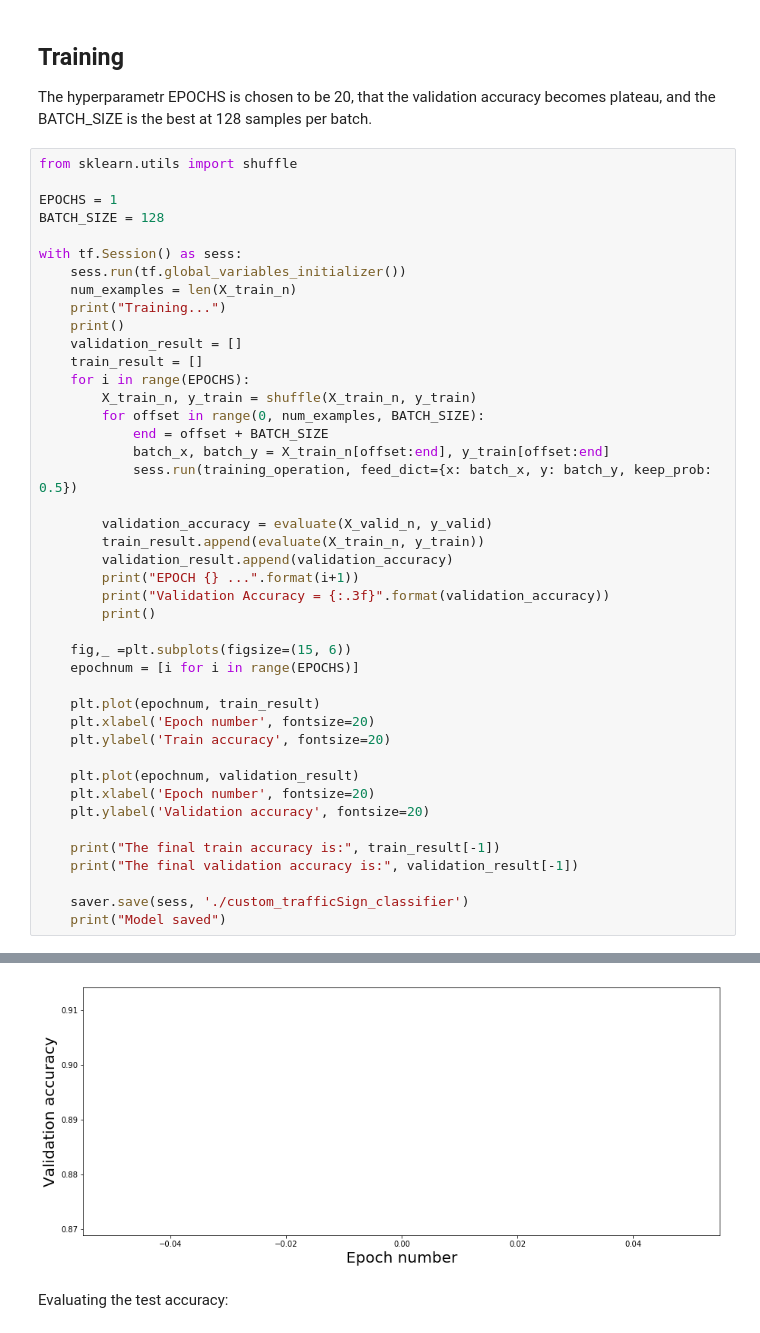
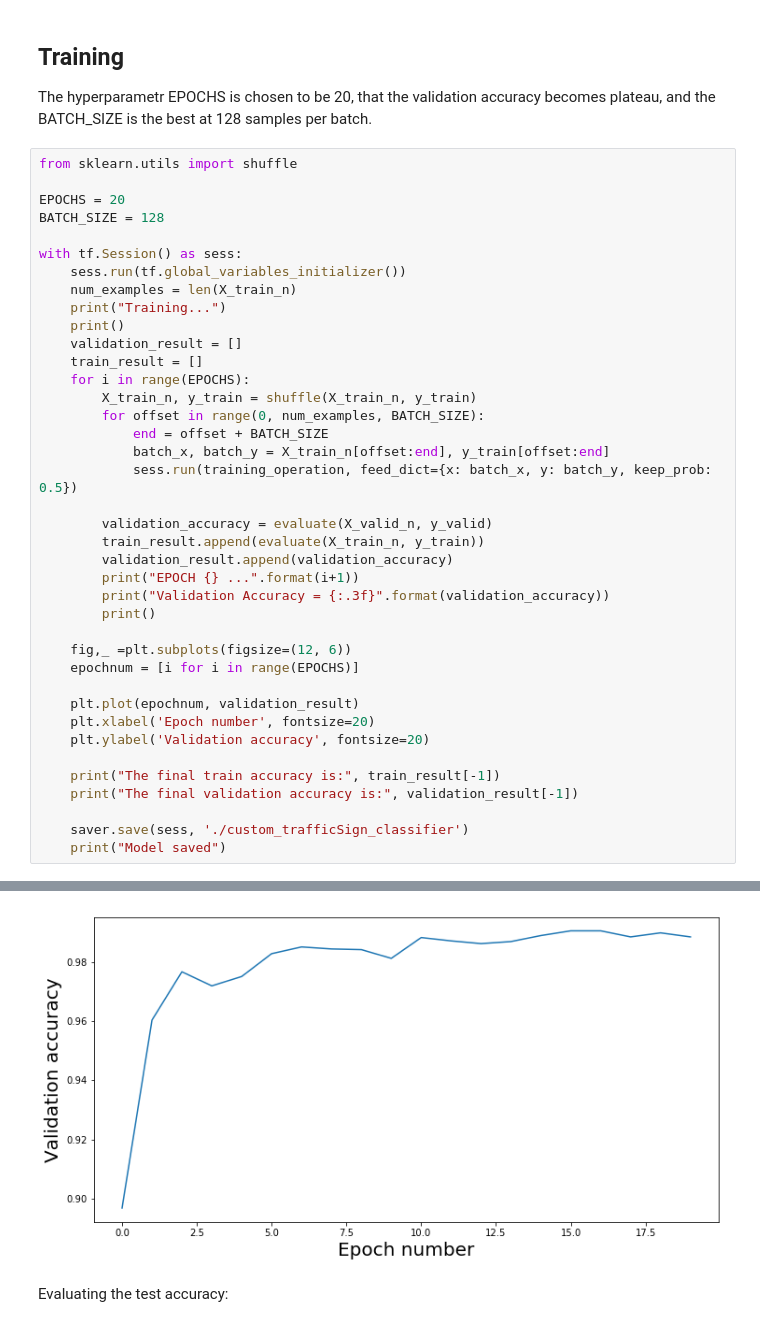
Before and after one commit to ahmadesh/Udacity-CarND-Term1-Traffic-Sign-Classifier, a Jupyter notebook: Traffic_Sign_Classifier_custom2.ipynb, the cells around one changed output, grey strips where cells are left out. Cells and saved outputs as stored; diff of their text form.

```diff
--- a/Traffic_Sign_Classifier_custom2.ipynb
+++ b/Traffic_Sign_Classifier_custom2.ipynb
@@ -451,7 +479,7 @@ The hyperparametr EPOCHS is chosen to be 20, that the validation accuracy become
 # %%
 from sklearn.utils import shuffle
 
-EPOCHS = 1
+EPOCHS = 20
 BATCH_SIZE = 128
 
 with tf.Session() as sess:
@@ -475,12 +503,8 @@ with tf.Session() as sess:
         print("Validation Accuracy = {:.3f}".format(validation_accuracy))
         print()
 
-    fig,_ =plt.subplots(figsize=(15, 6))
+    fig,_ =plt.subplots(figsize=(12, 6))
     epochnum = [i for i in range(EPOCHS)]
-
-    plt.plot(epochnum, train_result)
-    plt.xlabel('Epoch number', fontsize=20)
-    plt.ylabel('Train accuracy', fontsize=20)
 
     plt.plot(epochnum, validation_result)
     plt.xlabel('Epoch number', fontsize=20)
@@ -502,5 +535,5 @@ The final validation accuracy is: 0.870975056446
 Model saved
-[figure, old version]
+[figure, new version]
 # %% [markdown]
 Evaluating the test accuracy:
 # %%
```
Also changed, not shown: parts of 18 cells of this notebook, 3 other files.
